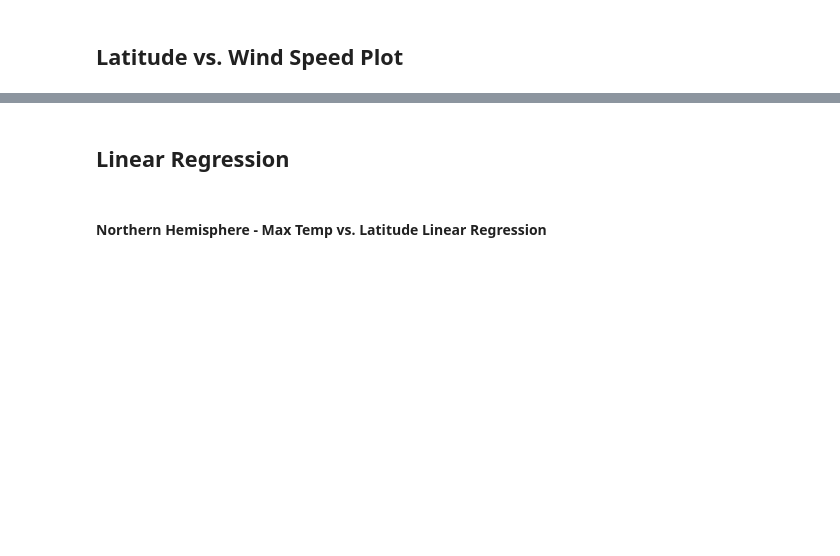
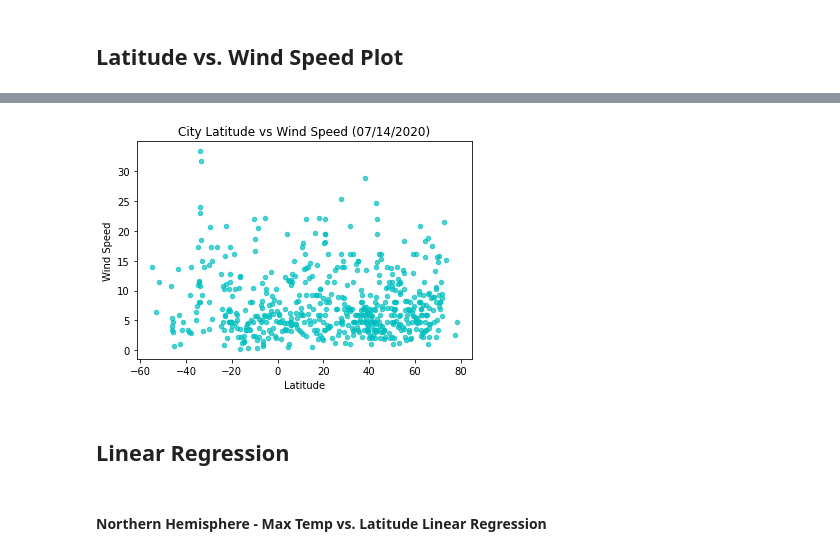
Before and after one commit to szerpa17/API-Challenge, a Jupyter notebook: WeatherPy/WeatherPy.ipynb, the cells around one changed output, grey strips where cells are left out. Cells and saved outputs as stored; diff of their text form; code cells hidden in the pictures; blank space fills up the shorter version.

```diff
--- a/WeatherPy/WeatherPy.ipynb
+++ b/WeatherPy/WeatherPy.ipynb
@@ -248,2 +279,17 @@ plt.show()
+# %%
+# Plot
+ax1 = df.plot.scatter(x='Lat',
+                      y='Wind Speed',
+                      c='c',
+                      alpha=.7,
+                      title=f'City Latitude vs Wind Speed ({date})')
+ax1.set_ylabel('Wind Speed (mph)')
+ax1.set_xlabel('Latitude')
+
+# Export plot image
+plt.savefig('images/lat_vs_windspeed.png')
+plt.show()
+# %% [output]
+[figure, added]
 # %% [markdown]
 ## Linear Regression
```
Also changed, not shown: parts of 14 cells of this notebook, 4 other files.
